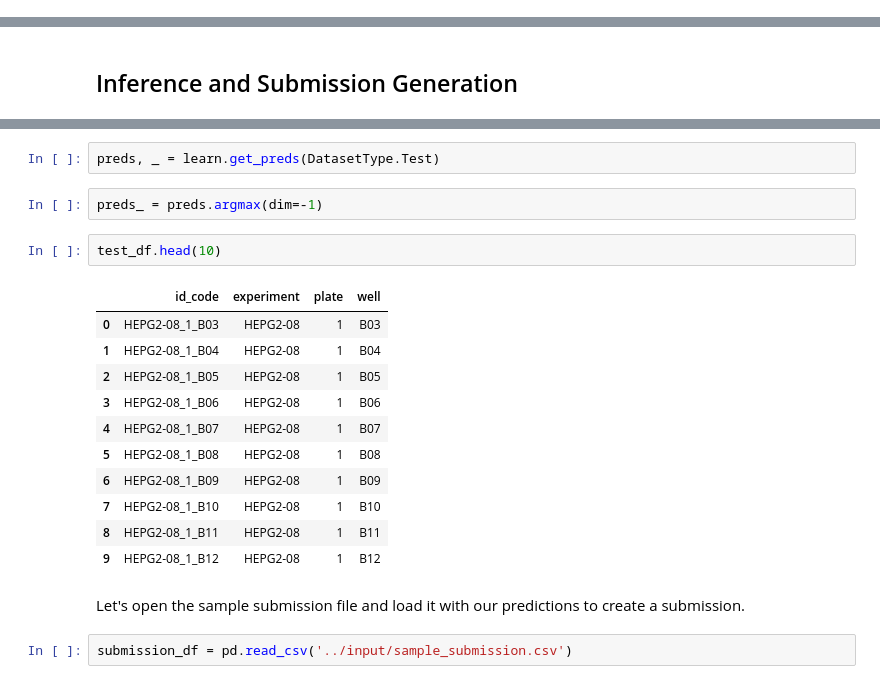
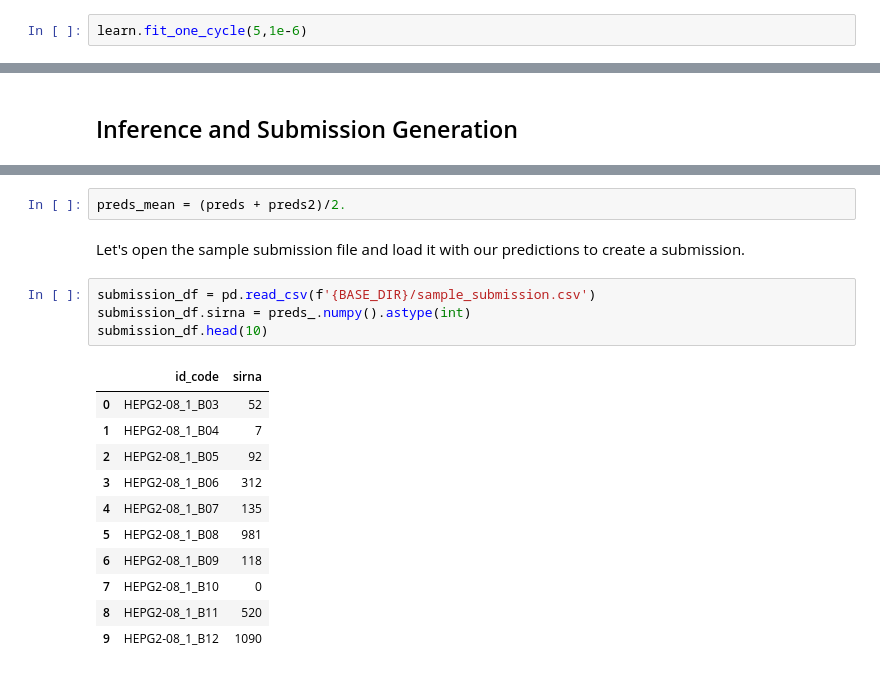
Before and after one commit to chengjiun/kaggle-2019Q3-cellular, a Jupyter notebook: Notebooks/rcic-rcic-fastai-starter-efficientnet.ipynb, the cells around one changed output, grey strips where cells are left out. Saved outputs shown, nothing was run; the diff lists cells and outputs as text.

```diff
--- a/Notebooks/rcic-rcic-fastai-starter-efficientnet.ipynb
+++ b/Notebooks/rcic-rcic-fastai-starter-efficientnet.ipynb
@@ -790,0 +800,2 @@ learn.export()
+# %%
+learn.fit_one_cycle(5,1e-6)
@@ -805,22 +825,20 @@ Now we can get out predictions on the test set.
-# %%
-preds, _ = learn.get_preds(DatasetType.Test)
-# %%
-preds_ = preds.argmax(dim=-1)
-# %%
-test_df.head(10)
-# %% [output]
-|  | id_code | experiment | plate | well |
-| 0 | HEPG2-08_1_B03 | HEPG2-08 | 1 | B03 |
-| 1 | HEPG2-08_1_B04 | HEPG2-08 | 1 | B04 |
-| 2 | HEPG2-08_1_B05 | HEPG2-08 | 1 | B05 |
-| 3 | HEPG2-08_1_B06 | HEPG2-08 | 1 | B06 |
-| 4 | HEPG2-08_1_B07 | HEPG2-08 | 1 | B07 |
-| 5 | HEPG2-08_1_B08 | HEPG2-08 | 1 | B08 |
-| 6 | HEPG2-08_1_B09 | HEPG2-08 | 1 | B09 |
-| 7 | HEPG2-08_1_B10 | HEPG2-08 | 1 | B10 |
-| 8 | HEPG2-08_1_B11 | HEPG2-08 | 1 | B11 |
-| 9 | HEPG2-08_1_B12 | HEPG2-08 | 1 | B12 |
+# %%
+preds_mean = (preds + preds2)/2.
 # %% [markdown]
 Let's open the sample submission file and load it with our predictions to create a submission.
 # %%
-submission_df = pd.read_csv('../input/sample_submission.csv')
+submission_df = pd.read_csv(f'{BASE_DIR}/sample_submission.csv')
+submission_df.sirna = preds_.numpy().astype(int)
+submission_df.head(10)
+# %% [output]
+|  | id_code | sirna |
+| 0 | HEPG2-08_1_B03 | 52 |
+| 1 | HEPG2-08_1_B04 | 7 |
+| 2 | HEPG2-08_1_B05 | 92 |
+| 3 | HEPG2-08_1_B06 | 312 |
+| 4 | HEPG2-08_1_B07 | 135 |
+| 5 | HEPG2-08_1_B08 | 981 |
+| 6 | HEPG2-08_1_B09 | 118 |
+| 7 | HEPG2-08_1_B10 | 0 |
+| 8 | HEPG2-08_1_B11 | 520 |
+| 9 | HEPG2-08_1_B12 | 1090 |
```
Also changed, not shown: parts of 25 cells of this notebook.
